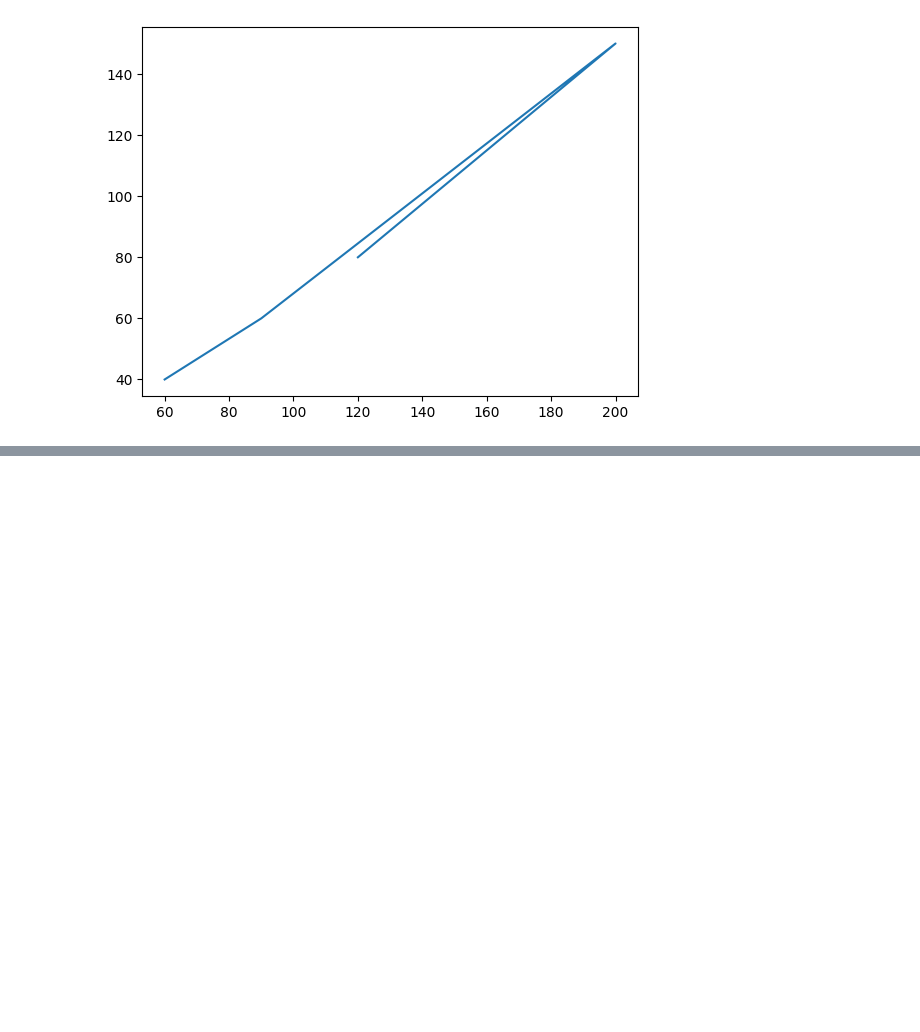
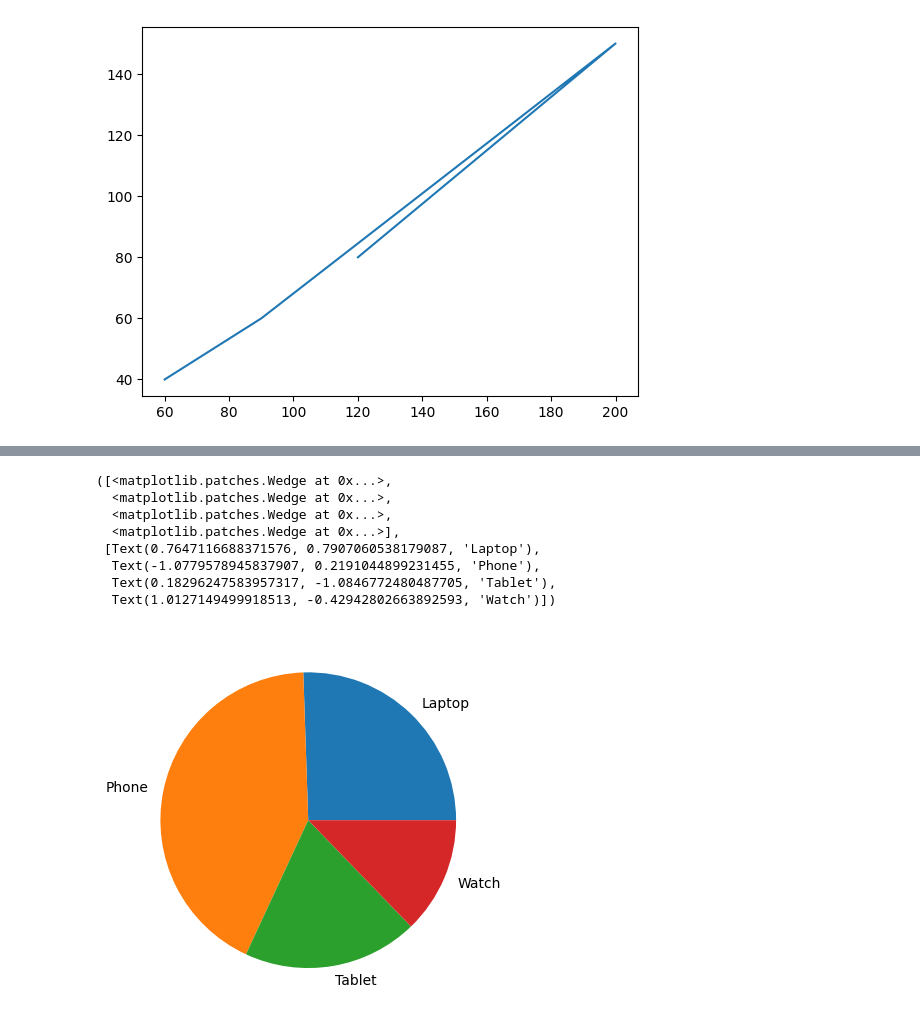
Before and after one commit to T-REX-C0DER/Data-Visualization-with-Python, a Jupyter notebook: Matplotlib.ipynb, the cells around one changed output, grey strips where cells are left out. Cells and saved outputs as stored; diff of their text form; code cells hidden in the pictures; blank space fills up the shorter version.

```diff
--- a/Matplotlib.ipynb
+++ b/Matplotlib.ipynb
@@ -31,0 +49,12 @@ plt.plot(product_sales["Online_Sales"] , product_sales["Offline_Sales"])
+# %%
+plt.pie(product_sales["Online_Sales"] , labels = product_sales["Product"])
+# %% [output]
+([<matplotlib.patches.Wedge at 0x...>,
+  <matplotlib.patches.Wedge at 0x...>,
+  <matplotlib.patches.Wedge at 0x...>,
+  <matplotlib.patches.Wedge at 0x...>],
+ [Text(0.7647116688371576, 0.7907060538179087, 'Laptop'),
+  Text(-1.0779578945837907, 0.2191044899231455, 'Phone'),
+  Text(0.18296247583957317, -1.0846772480487705, 'Tablet'),
+  Text(1.0127149499918513, -0.42942802663892593, 'Watch')])
+[figure, added]
```
Also changed, not shown: parts of 3 cells of this notebook.
